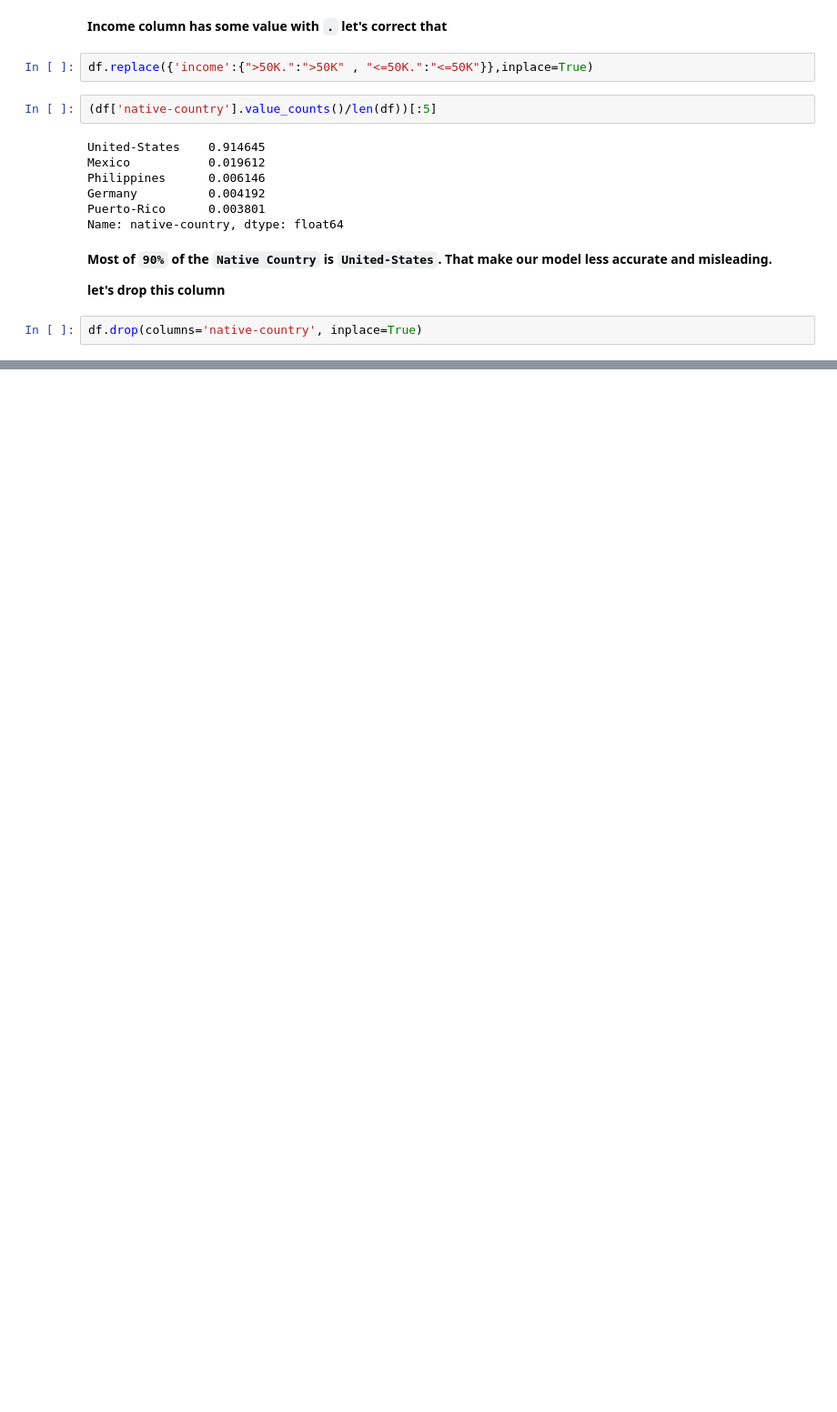
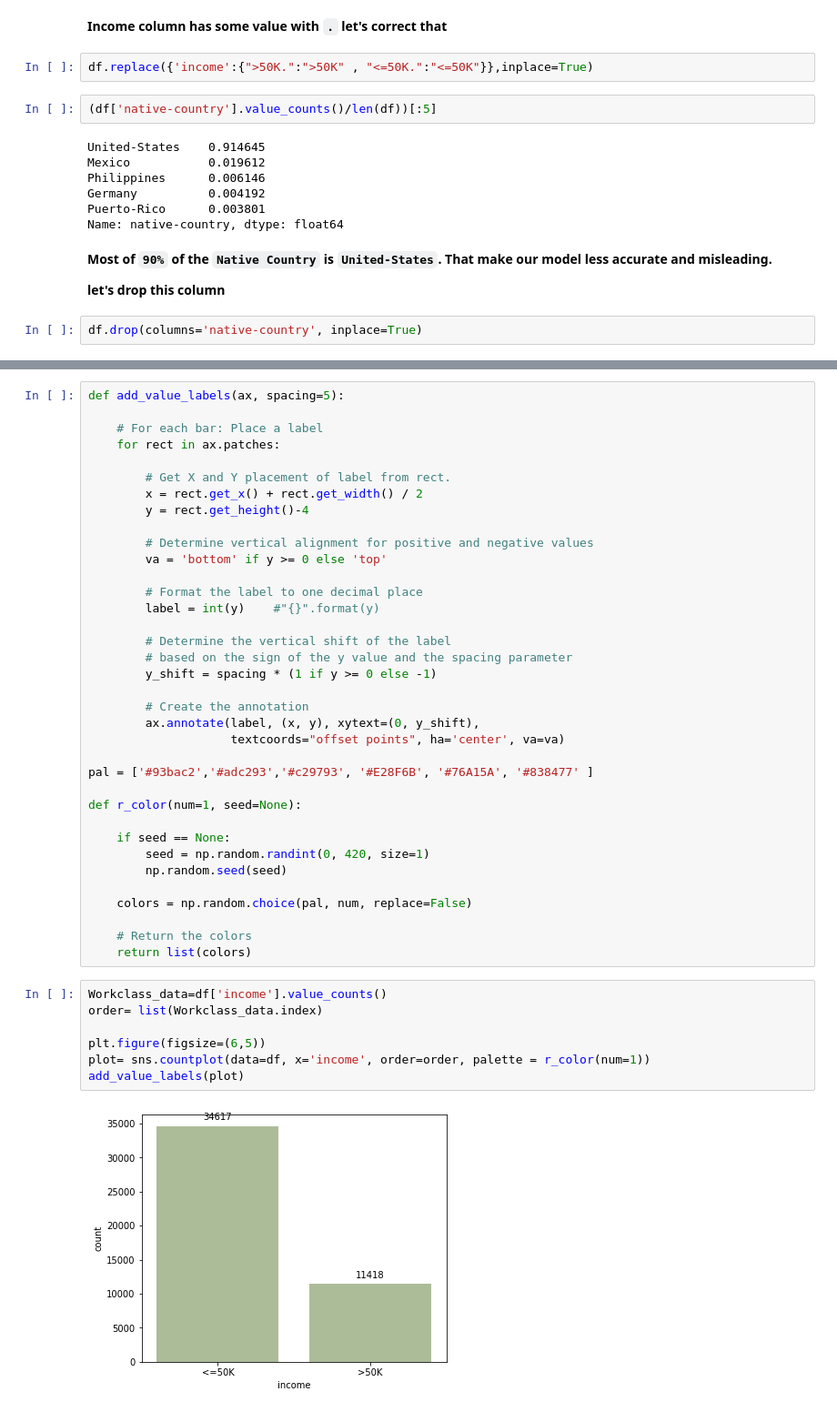
Before and after one commit to Praveen-Rajes/Census-Income-Random-Forest-and-Naive-Bayes, a Jupyter notebook: CourseWork.ipynb, the cells around one changed output, grey strips where cells are left out. Shown: that part at 91% size. Saved outputs shown, nothing was run; the diff lists cells and outputs as text; blank space fills up the shorter version.

```diff
--- a/CourseWork.ipynb
+++ b/CourseWork.ipynb
@@ -184,0 +202,45 @@ df.drop(columns='native-country', inplace=True)
+# %%
+def add_value_labels(ax, spacing=5):
+
+    # For each bar: Place a label
+    for rect in ax.patches:
+
+        # Get X and Y placement of label from rect.
+        x = rect.get_x() + rect.get_width() / 2
+        y = rect.get_height()-4
+
+        # Determine vertical alignment for positive and negative values
+        va = 'bottom' if y >= 0 else 'top'
+
+        # Format the label to one decimal place
+        label = int(y)    #"{}".format(y)
+
+        # Determine the vertical shift of the label
+        # based on the sign of the y value and the spacing parameter
+        y_shift = spacing * (1 if y >= 0 else -1)
+
+        # Create the annotation
+        ax.annotate(label, (x, y), xytext=(0, y_shift),
+                    textcoords="offset points", ha='center', va=va)
+
+pal = ['#93bac2','#adc293','#c29793', '#E28F6B', '#76A15A', '#838477' ]
+
+def r_color(num=1, seed=None):
+
+    if seed == None:
+        seed = np.random.randint(0, 420, size=1)
+        np.random.seed(seed)
+
+    colors = np.random.choice(pal, num, replace=False)
+
+    # Return the colors
+    return list(colors)
+# %%
+Workclass_data=df['income'].value_counts()
+order= list(Workclass_data.index)
+
+plt.figure(figsize=(6,5))
+plot= sns.countplot(data=df, x='income', order=order, palette = r_color(num=1))
+add_value_labels(plot)
+# %% [output]
+[figure, added]
```
Also changed, not shown: parts of 14 cells of this notebook, 1 other file.
